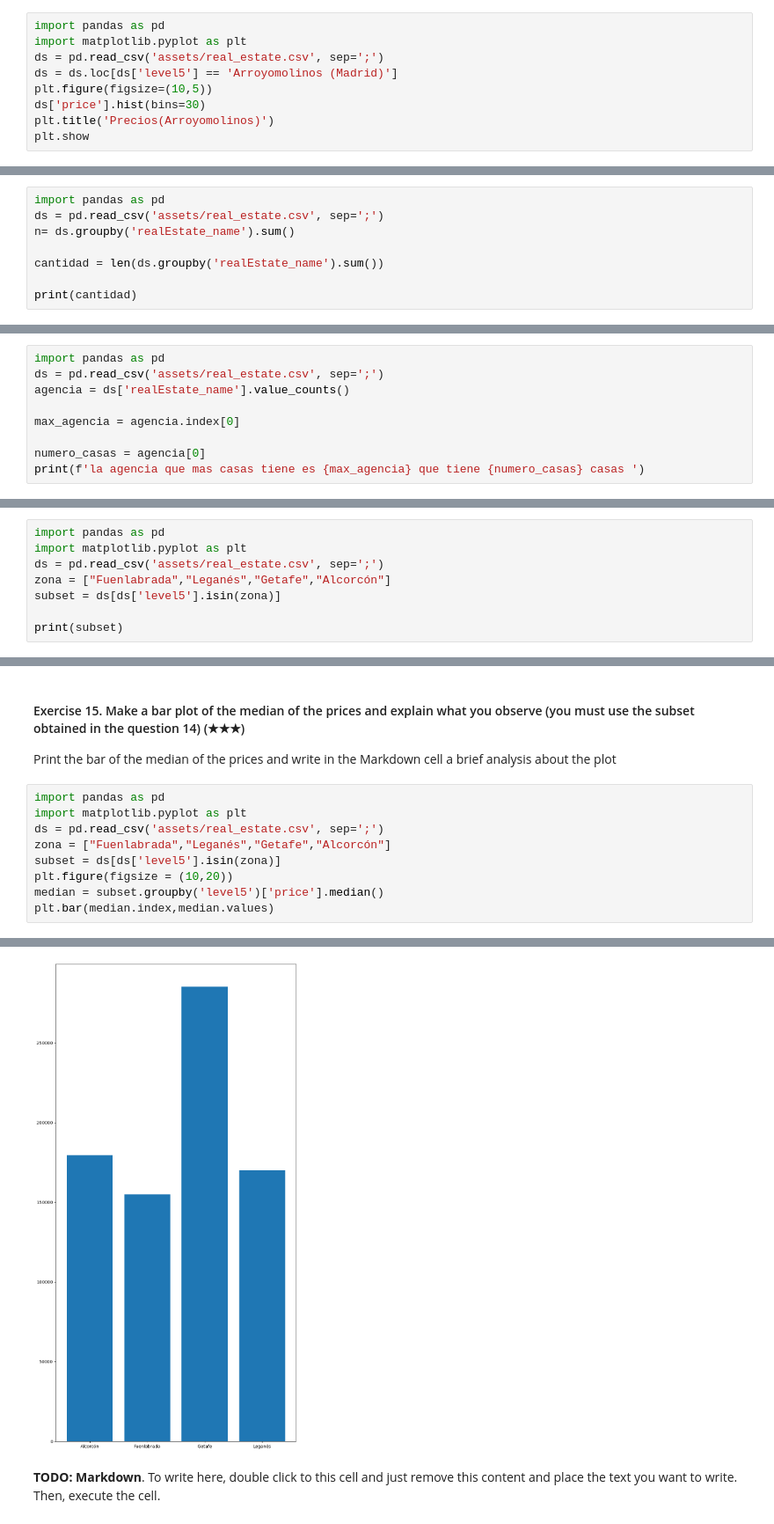
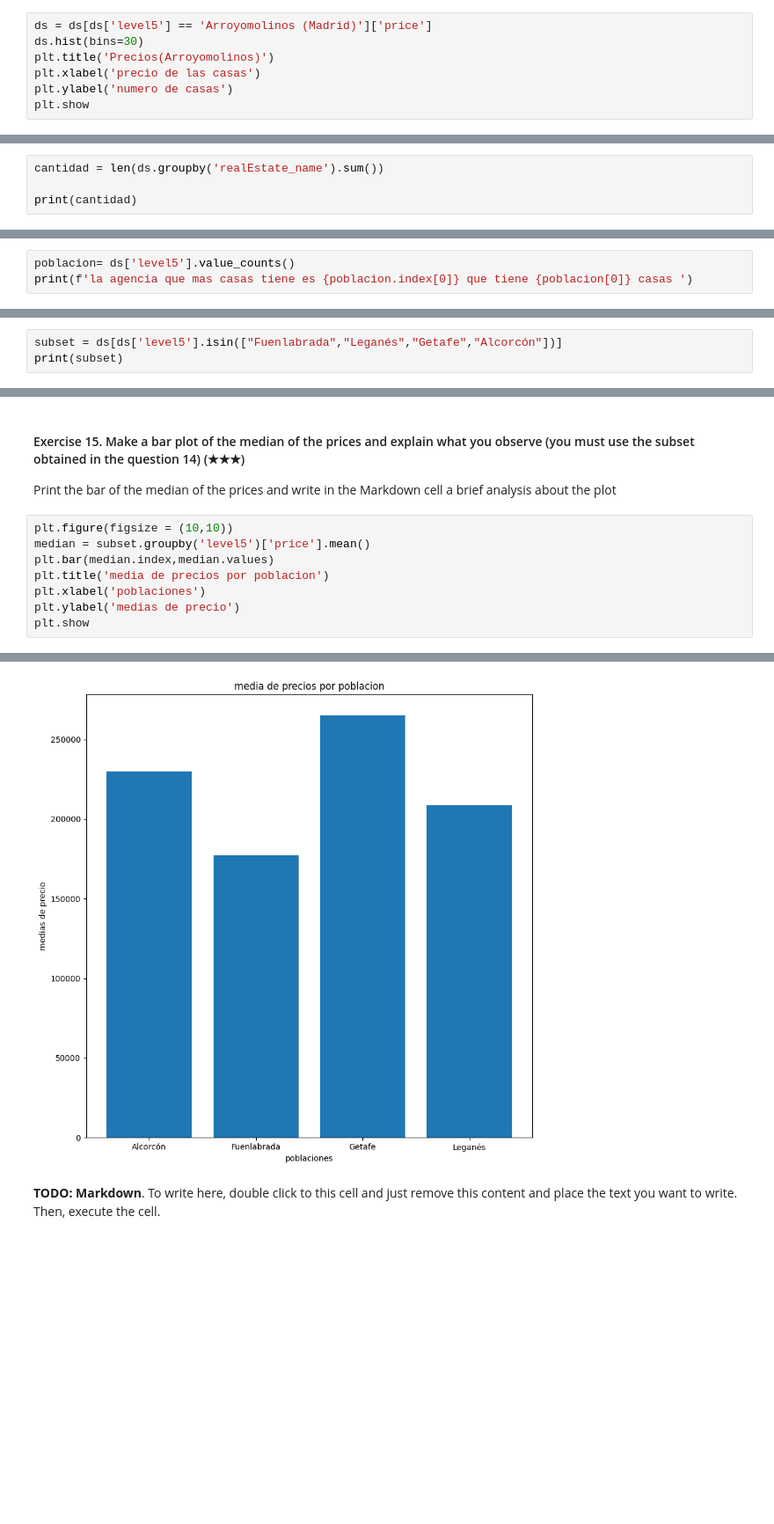
Before and after one commit to Joel1695/realestate-datacleanup-exercise, a Jupyter notebook: project.ipynb, the cells around one changed output, grey strips where cells are left out. Shown at 88% size. Cells and saved outputs as stored; diff of their text form; blank space fills up the shorter version.

```diff
--- a/project.ipynb
+++ b/project.ipynb
@@ -157,13 +147,11 @@ print(ds['price'].mean())
 
 Print the histogram of the prices and write in the Markdown cell a brief analysis about the plot.
 # %%
-import pandas as pd
-import matplotlib.pyplot as plt
-ds = pd.read_csv('assets/real_estate.csv', sep=';')
-ds = ds.loc[ds['level5'] == 'Arroyomolinos (Madrid)']
-plt.figure(figsize=(10,5))
-ds['price'].hist(bins=30)
+ds = ds[ds['level5'] == 'Arroyomolinos (Madrid)']['price']
+ds.hist(bins=30)
 plt.title('Precios(Arroyomolinos)')
+plt.xlabel('precio de las casas')
+plt.ylabel('numero de casas')
 plt.show
 # %% [output]
 <function matplotlib.pyplot.show(close=None, block=None)>
@@ -242,10 +208,6 @@ plt.show()
 
 Print the obtained value
 # %%
-import pandas as pd
-ds = pd.read_csv('assets/real_estate.csv', sep=';')
-n= ds.groupby('realEstate_name').sum()
-
 cantidad = len(ds.groupby('realEstate_name').sum())
 
 print(cantidad)
@@ -256,14 +218,8 @@ print(cantidad)
 
 Print both the population and the number of houses
 # %%
-import pandas as pd
-ds = pd.read_csv('assets/real_estate.csv', sep=';')
-agencia = ds['realEstate_name'].value_counts()
-
-max_agencia = agencia.index[0]
-
-numero_casas = agencia[0]
-print(f'la agencia que mas casas tiene es {max_agencia} que tiene {numero_casas} casas ')
+poblacion= ds['level5'].value_counts()
+print(f'la agencia que mas casas tiene es {poblacion.index[0]} que tiene {poblacion[0]} casas ')
 # %% [output]
 la agencia que mas casas tiene es engel volkers madrid que tiene 470 casas
 # %% [markdown]
@@ -271,12 +227,7 @@ la agencia que mas casas tiene es engel volkers madrid que tiene 470 casas
 
 Hint: Filter the original DataFrame using the column `level5` and the function `isin`
 # %%
-import pandas as pd
-import matplotlib.pyplot as plt
-ds = pd.read_csv('assets/real_estate.csv', sep=';')
-zona = ["Fuenlabrada","Leganés","Getafe","Alcorcón"]
-subset = ds[ds['level5'].isin(zona)]
-
+subset = ds[ds['level5'].isin(["Fuenlabrada","Leganés","Getafe","Alcorcón"])]
 print(subset)
 # %% [output]
        Unnamed: 0  id_realEstates  isNew  \
@@ -301,12 +252,11 @@ print(subset)
 
 Print the bar of the median of the prices and write in the Markdown cell a brief analysis about the plot
 # %%
-import pandas as pd
-import matplotlib.pyplot as plt
-ds = pd.read_csv('assets/real_estate.csv', sep=';')
-zona = ["Fuenlabrada","Leganés","Getafe","Alcorcón"]
-subset = ds[ds['level5'].isin(zona)]
-plt.figure(figsize = (10,20))
-median = subset.groupby('level5')['price'].median()
+plt.figure(figsize = (10,10))
+median = subset.groupby('level5')['price'].mean()
 plt.bar(median.index,median.values)
+plt.title('media de precios por poblacion')
+plt.xlabel('poblaciones')
+plt.ylabel('medias de precio')
+plt.show
 # %% [output]
@@ -314,4 +264,4 @@ plt.bar(median.index,median.values)
-[figure, old version]
+[figure, new version]
 # %% [markdown]
 **TODO: Markdown**. To write here, double click to this cell and just remove this content and place the text you want to write. Then, execute the cell.
 # %% [markdown]
```
Also changed, not shown: parts of 17 cells of this notebook.
